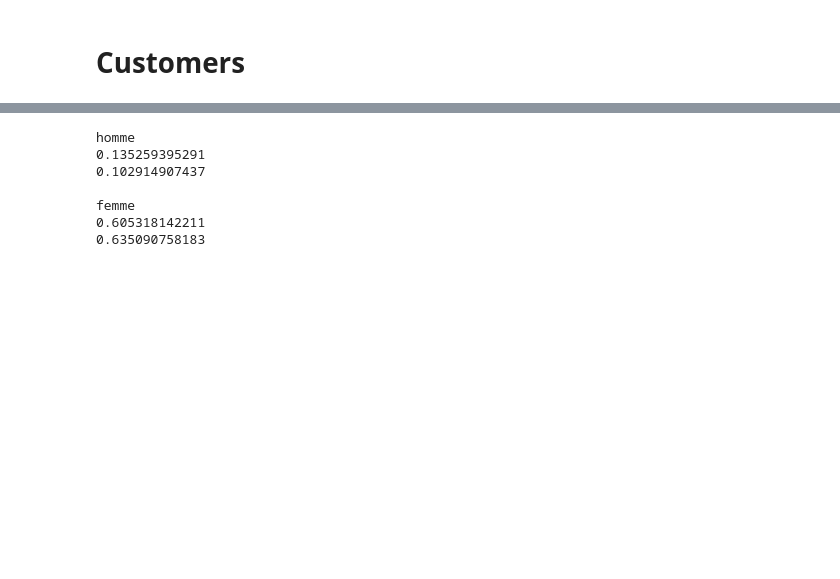
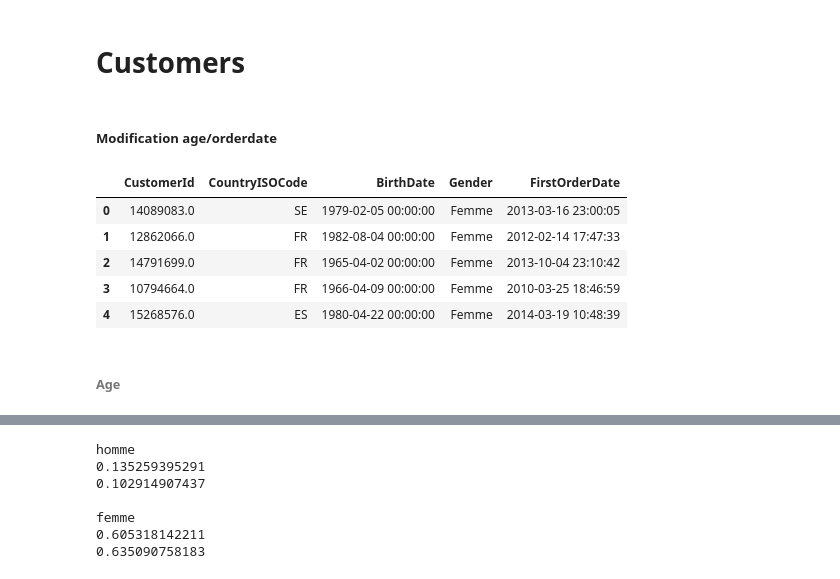
Before and after one commit to pepi4e/SD210-ML-challenge, a Jupyter notebook: statistiques.ipynb, the cells around one changed output, grey strips where cells are left out. Saved outputs shown, nothing was run; the diff lists cells and outputs as text; code cells hidden in the pictures; blank space fills up the shorter version.

```diff
--- a/statistiques.ipynb
+++ b/statistiques.ipynb
@@ -48,6 +48,17 @@ y_train = pd.read_csv("y_train.csv")
 col = products['SizeAdviceDescription'].eq('Prenez votre pointure habituelle').astype('float')
 col1 = products['SizeAdviceDescription'].eq(products['SizeAdviceDescription'][7]).astype('float')
 products['SizeAdviceDescription'] = col+col1
+# %%
+# Preprocessing customers
+birth = pd.DataFrame(np.zeros((customers.shape[0],1)))
+firstorder = pd.DataFrame(np.zeros((customers.shape[0],1)))
+len = customers.shape[0]
+for i in range (len):
+    birth.iloc[i]=2018-int(customers['BirthDate'][i][:4])
+    firstorder.iloc[i]=2018-int(customers['FirstOrderDate'][i][:4])
+
+customers['BirthDate']=birth
+customers['FirstOrderDate']=firstorder
 # %%
 products.head()
 # %% [output]
@@ -240,3 +251,16 @@ print(dreturn)
 0.406142867453
 # %% [markdown]
 # Customers
+# %% [markdown]
+##### Modification age/orderdate
+# %%
+customers.head()
+# %% [output]
+|  | CustomerId | CountryISOCode | BirthDate | Gender | FirstOrderDate |
+| 0 | 14089083.0 | SE | 1979-02-05 00:00:00 | Femme | 2013-03-16 23:00:05 |
+| 1 | 12862066.0 | FR | 1982-08-04 00:00:00 | Femme | 2012-02-14 17:47:33 |
+| 2 | 14791699.0 | FR | 1965-04-02 00:00:00 | Femme | 2013-10-04 23:10:42 |
+| 3 | 10794664.0 | FR | 1966-04-09 00:00:00 | Femme | 2010-03-25 18:46:59 |
+| 4 | 15268576.0 | ES | 1980-04-22 00:00:00 | Femme | 2014-03-19 10:48:39 |
+# %% [markdown]
+###### Age
```
Also changed, not shown: parts of 3 cells of this notebook.
